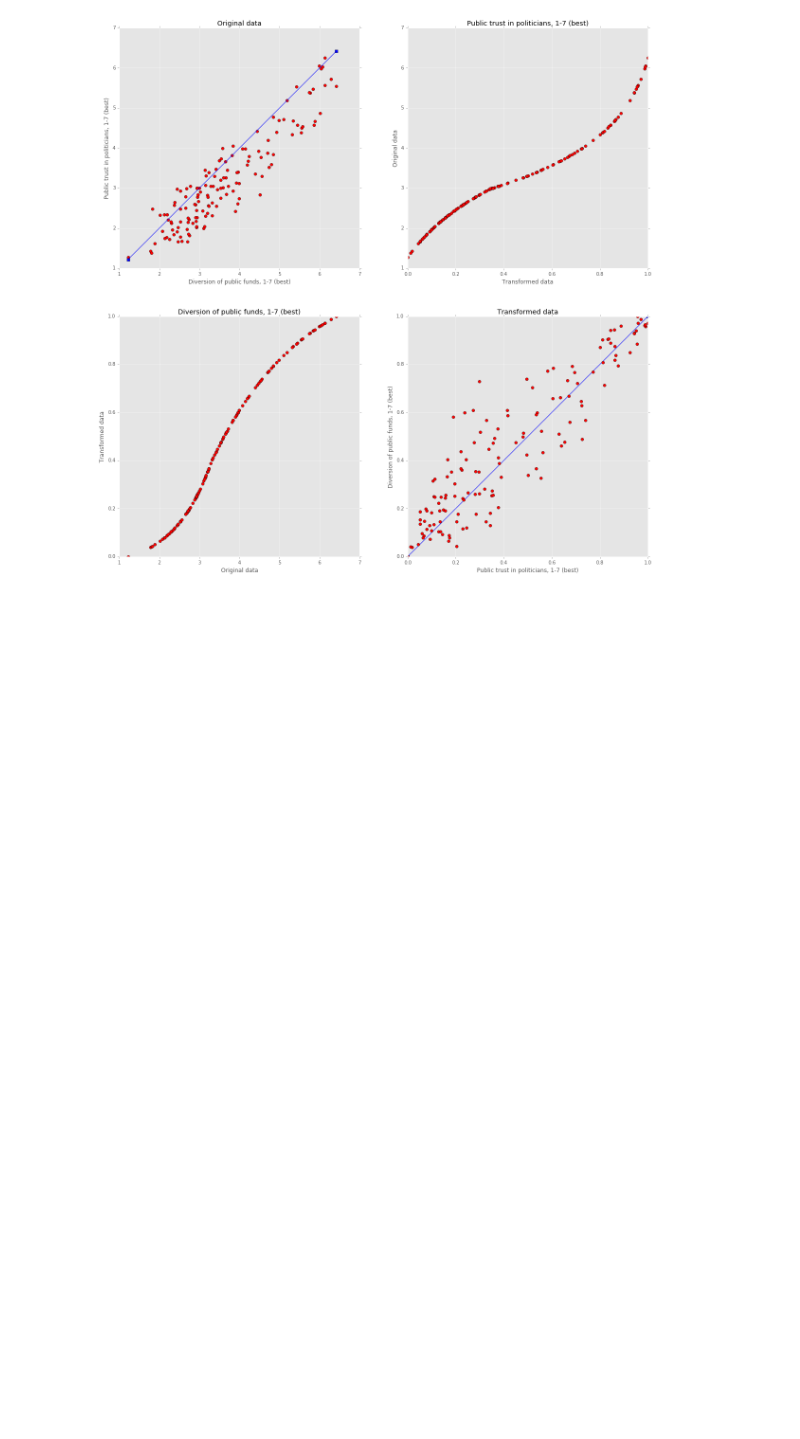
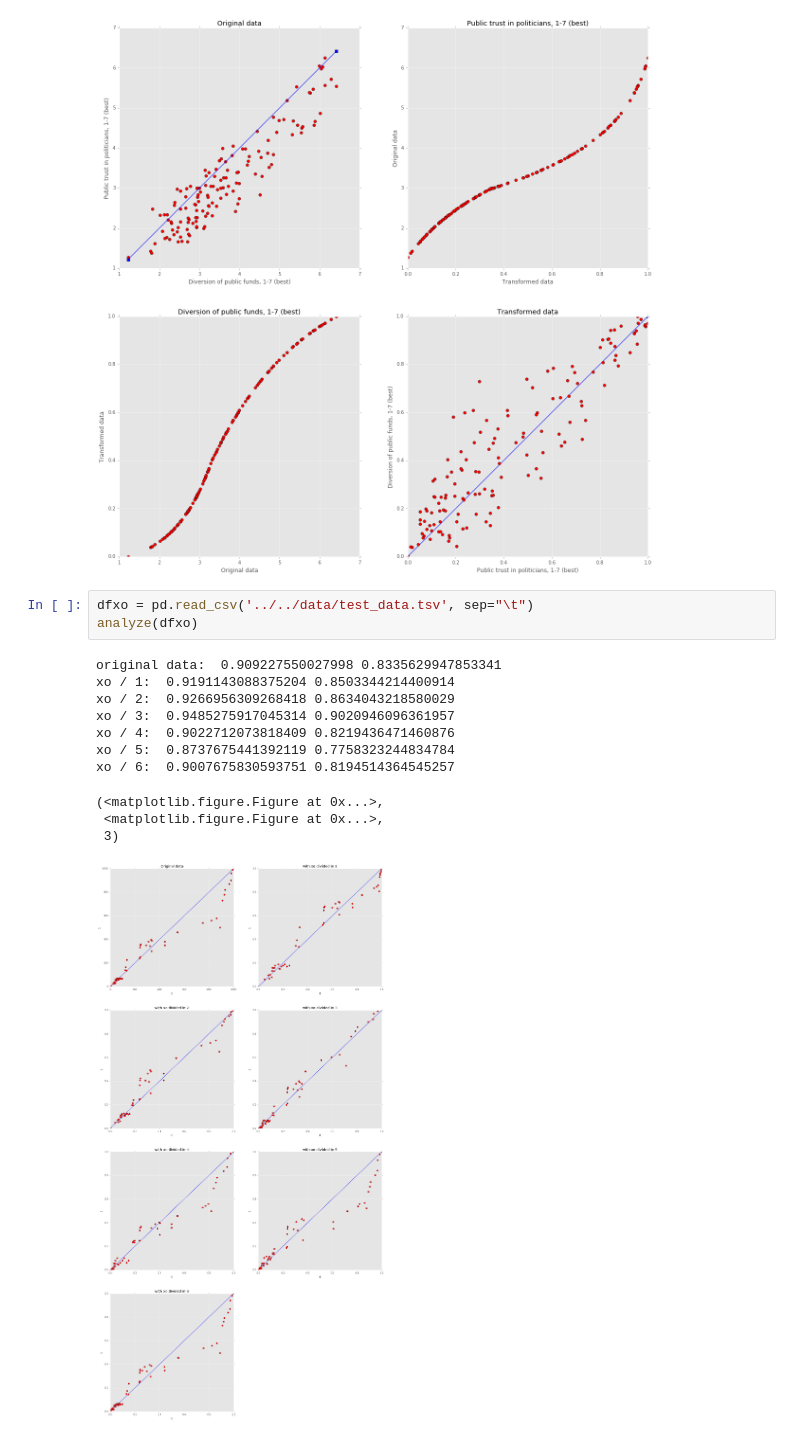
Before and after one commit to docBase/macg, a Jupyter notebook: src/macg/macg.ipynb, the cells around one changed output. Cells and saved outputs as stored; diff of their text form; blank space fills up the shorter version.

Commit message:
Restore original test data example in macg notebook

```diff
--- a/src/macg/macg.ipynb
+++ b/src/macg/macg.ipynb
@@ -298,3 +297,18 @@ xo / 6:  0.770500444011569 0.6266780986286253
  2)
 [figure]
 [figure]
+# %%
+dfxo = pd.read_csv('../../data/test_data.tsv', sep="\t")
+analyze(dfxo)
+# %% [output]
+original data:  0.909227550027998 0.8335629947853341
+xo / 1:  0.9191143088375204 0.8503344214400914
+xo / 2:  0.9266956309268418 0.8634043218580029
+xo / 3:  0.9485275917045314 0.9020946096361957
+xo / 4:  0.9022712073818409 0.8219436471460876
+xo / 5:  0.8737675441392119 0.7758323244834784
+xo / 6:  0.9007675830593751 0.8194514364545257
+(<matplotlib.figure.Figure at 0x...>,
+ <matplotlib.figure.Figure at 0x...>,
+ 3)
+[figure, added]
```
Also changed, not shown: parts of 2 cells of this notebook.
